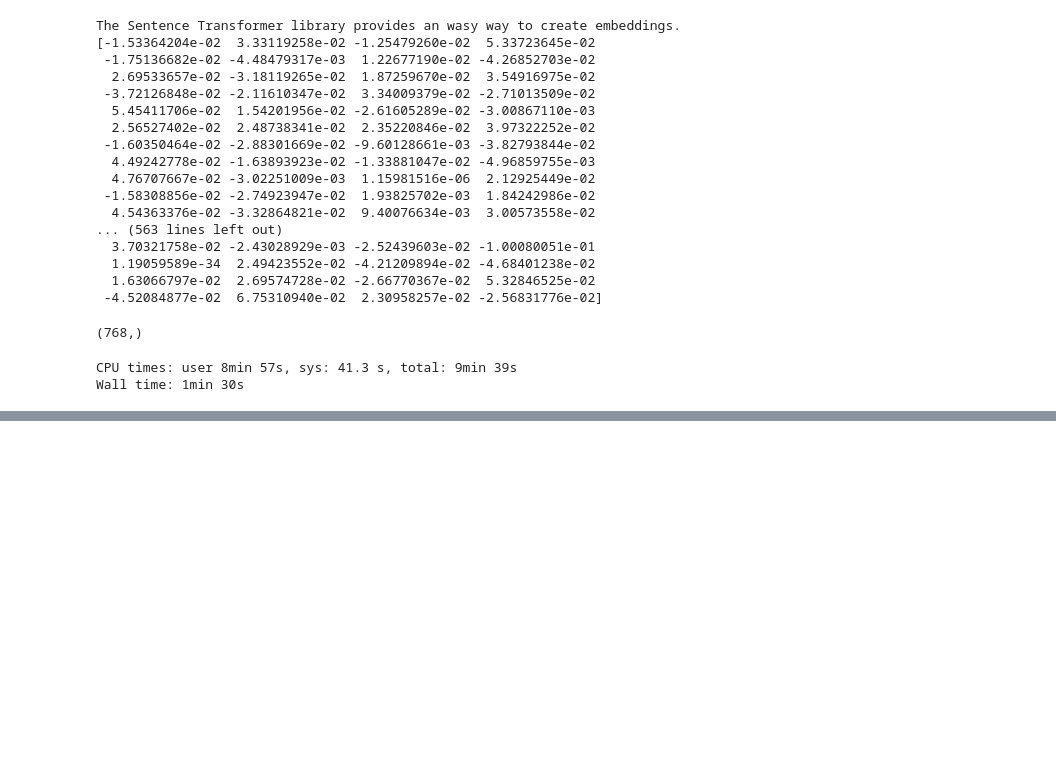
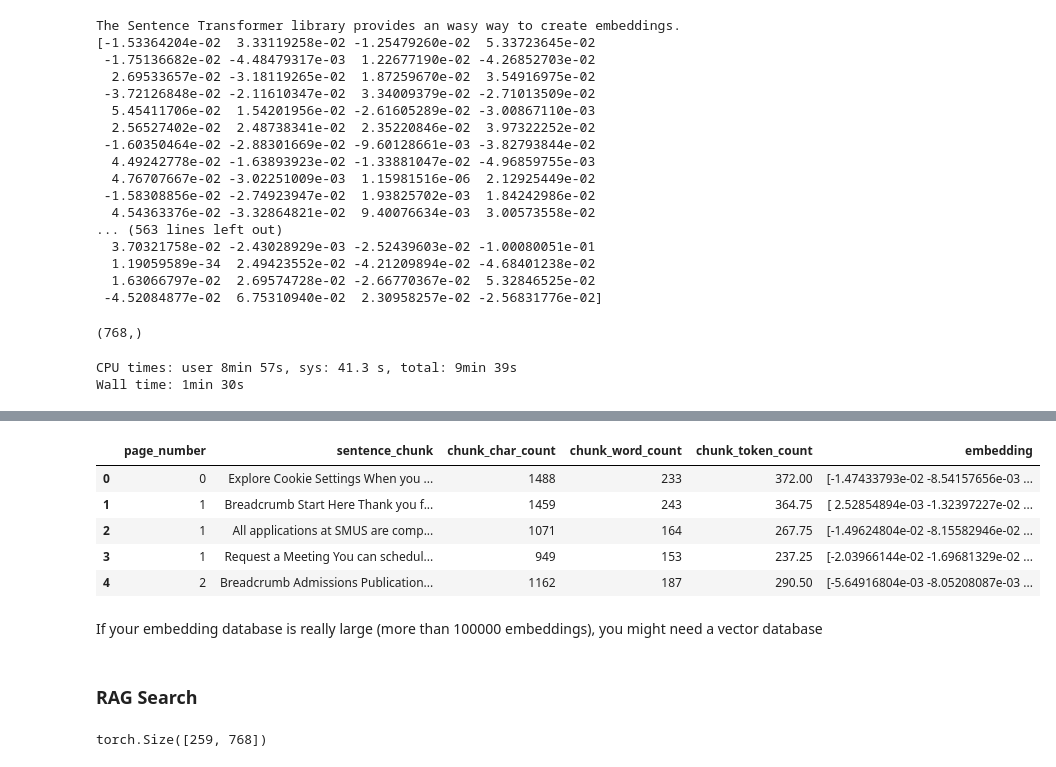
Before and after one commit to monzzzz/SMUS-AI-Club, a Jupyter notebook: AI-02-Voice-Chat/text_train/main.ipynb, the cells around one changed output, grey strips where cells are left out. Saved outputs shown, nothing was run; the diff lists cells and outputs as text; code cells hidden in the pictures; blank space fills up the shorter version.

```diff
--- a/AI-02-Voice-Chat/text_train/main.ipynb
+++ b/AI-02-Voice-Chat/text_train/main.ipynb
@@ -269,0 +297,14 @@ AttributeError: 'list' object has no attribute 'sample'
+# %%
+text_chunks_and_embeddings_df_load = pd.read_csv("text_chunks_and_embeddings_df.csv")
+text_chunks_and_embeddings_df_load.head()
+# %% [output]
+|  | page_number | sentence_chunk | chunk_char_count | chunk_word_count | chunk_token_count | embedding |
+| 0 | 0 | Explore Cookie Settings When you ... | 1488 | 233 | 372.00 | [-1.47433793e-02 -8.54157656e-03 ... |
+| 1 | 1 | Breadcrumb Start Here Thank you f... | 1459 | 243 | 364.75 | [ 2.52854894e-03 -1.32397227e-02 ... |
+| 2 | 1 | All applications at SMUS are comp... | 1071 | 164 | 267.75 | [-1.49624804e-02 -8.15582946e-02 ... |
+| 3 | 1 | Request a Meeting You can schedul... | 949 | 153 | 237.25 | [-2.03966144e-02 -1.69681329e-02 ... |
+| 4 | 2 | Breadcrumb Admissions Publication... | 1162 | 187 | 290.50 | [-5.64916804e-03 -8.05208087e-03 ... |
+# %% [markdown]
+If your embedding database is really large (more than 100000 embeddings), you might need a vector database
+# %% [markdown]
+### RAG Search
@@ -269,0 +315,5 @@ AttributeError: 'list' object has no attribute 'sample'
+# %%
+embeddings = torch.tensor(np.array(text_chunks_and_embeddings_df_load["embedding"].tolist()), dtype=torch.float32).to(device)
+embeddings.shape
+# %% [output]
+torch.Size([259, 768])
```
Also changed, not shown: parts of 7 cells of this notebook, 1 other file.
